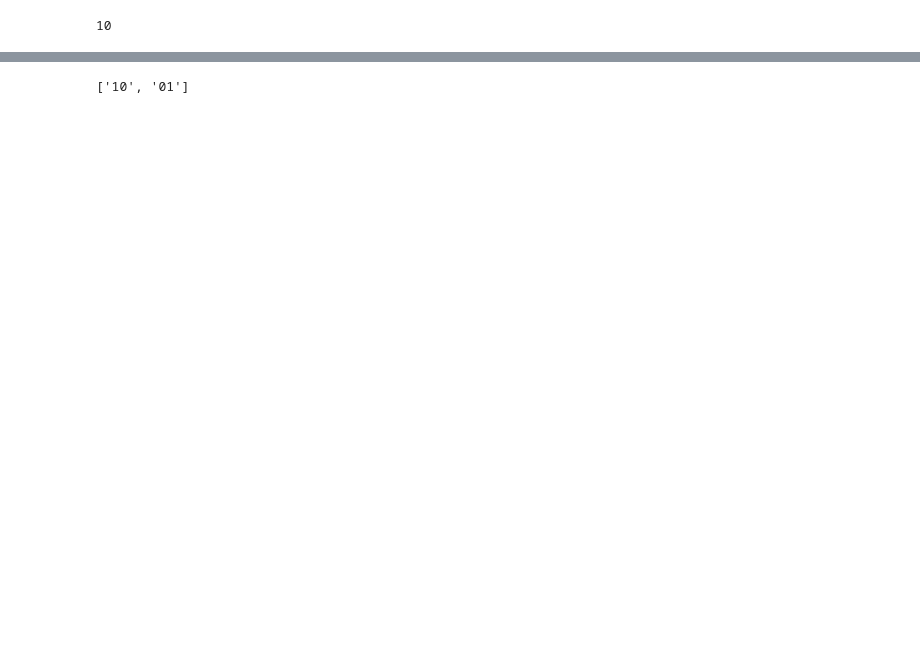
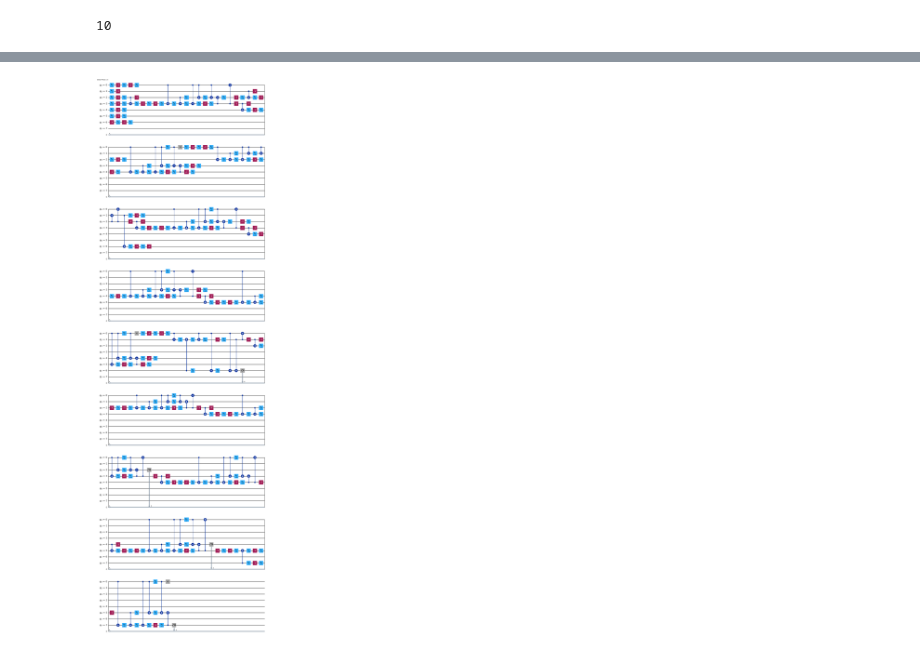
Before and after one commit to SuramyaAngdembay/quantum-galton-box, a Jupyter notebook: notebooks/peg.ipynb, the cells around one changed output, grey strips where cells are left out. Drawn from its saved outputs; the diff is of its cells as text; code cells hidden in the pictures; blank space fills up the shorter version.

```diff
--- a/notebooks/peg.ipynb
+++ b/notebooks/peg.ipynb
@@ -165,6 +256,27 @@ counts: {'0001': 1613, '0010': 382, '0100': 29}
 # %%
-a = list(counts.keys())
-print(a)
+from qiskit import transpile
+from qiskit.visualization import plot_circuit_layout
+from qiskit_aer import AerSimulator
+import matplotlib.pyplot as plt
+from qiskit.providers.fake_provider import GenericBackendV2
+
+# Generate your biased circuit
+n_layers = 3
+lambda_val = 1
+theta = 2 * np.arcsin(np.sqrt(lambda_val / n_layers))
+
+qc = galton_board_circuit(n_layers, bias=True, theta=theta)
+
+# Transpile the circuit for a simulator backend
+
+
+backend = GenericBackendV2(qc.num_qubits)
+qc_transpiled = transpile(qc, backend=backend, optimization_level=3)
+qc_transpiled.draw('mpl')
+
+
+# Display the transpiled circuit
+qc_transpiled.draw('mpl')  # Or use 'text' for terminal-based view
 # %% [output]
-['10', '01']
+[figure, added]
 # %%
```
Also changed, not shown: parts of 31 cells of this notebook, 4 other files.
